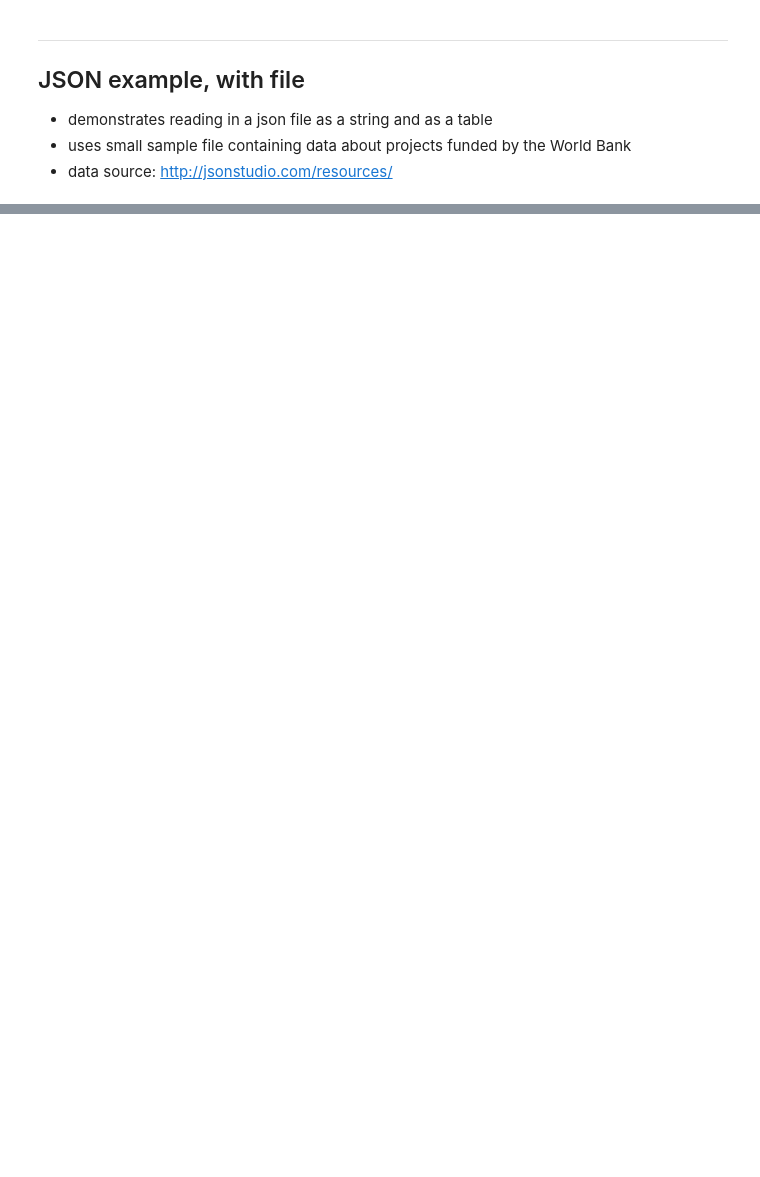
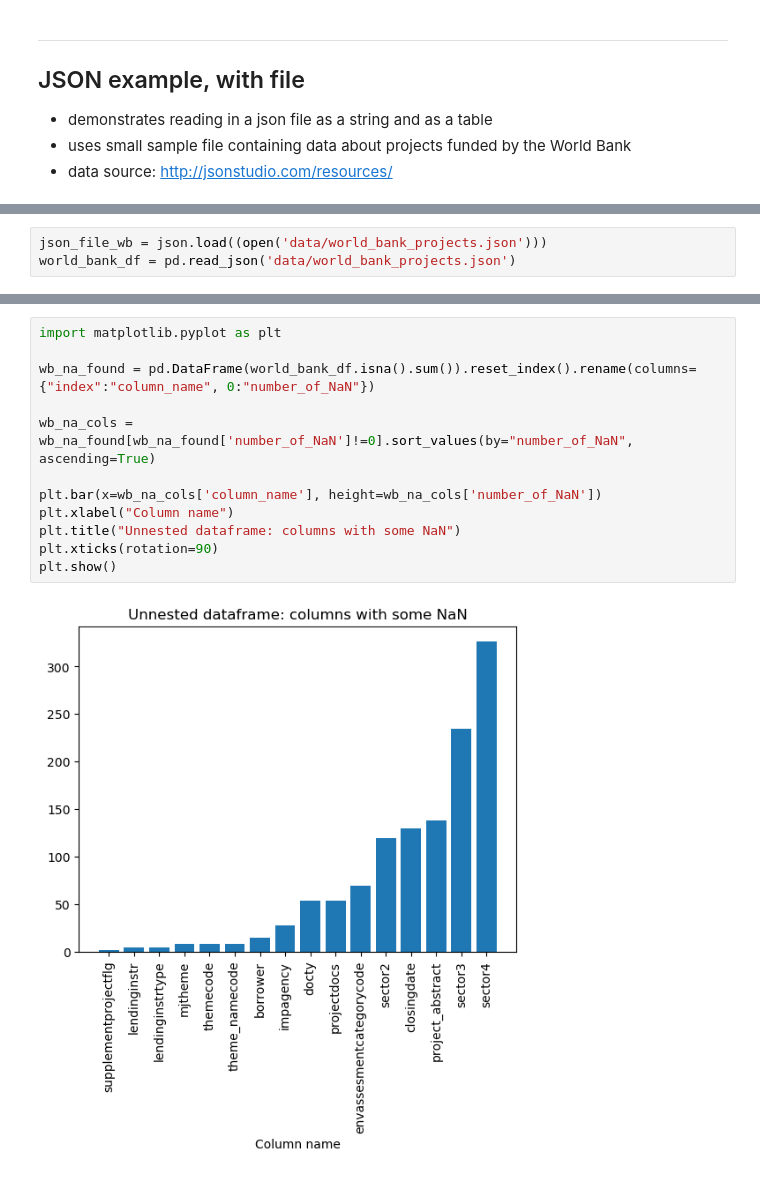
Before and after one commit to lfunderburk/mec-mini-projects, a Jupyter notebook: mec-5.4.4-json-data-wrangling-mini-project/Mini_Project_Wrangling_Json_Exercise.ipynb, the cells around one changed output, grey strips where cells are left out. Cells and saved outputs as stored; diff of their text form; blank space fills up the shorter version.

```diff
--- a/mec-5.4.4-json-data-wrangling-mini-project/Mini_Project_Wrangling_Json_Exercise.ipynb
+++ b/mec-5.4.4-json-data-wrangling-mini-project/Mini_Project_Wrangling_Json_Exercise.ipynb
@@ -92,0 +80,3 @@ sample_json_df
+# %%
+json_file_wb = json.load((open('data/world_bank_projects.json')))
+world_bank_df = pd.read_json('data/world_bank_projects.json')
@@ -92,0 +93,14 @@ sample_json_df
+# %%
+import matplotlib.pyplot as plt
+
+wb_na_found = pd.DataFrame(world_bank_df.isna().sum()).reset_index().rename(columns={"index":"column_name", 0:"number_of_NaN"})
+
+wb_na_cols = wb_na_found[wb_na_found['number_of_NaN']!=0].sort_values(by="number_of_NaN", ascending=True)
+
+plt.bar(x=wb_na_cols['column_name'], height=wb_na_cols['number_of_NaN'])
+plt.xlabel("Column name")
+plt.title("Unnested dataframe: columns with some NaN")
+plt.xticks(rotation=90)
+plt.show()
+# %% [output]
+[figure, added]
```
Also changed, not shown: parts of 19 cells of this notebook, 1 other file.
